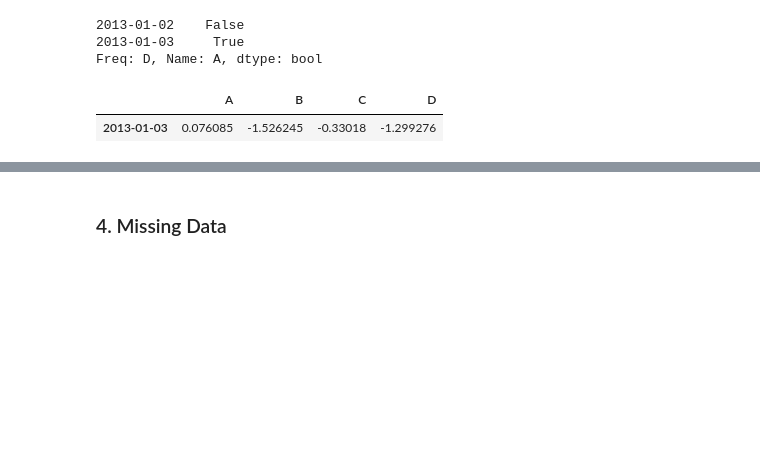
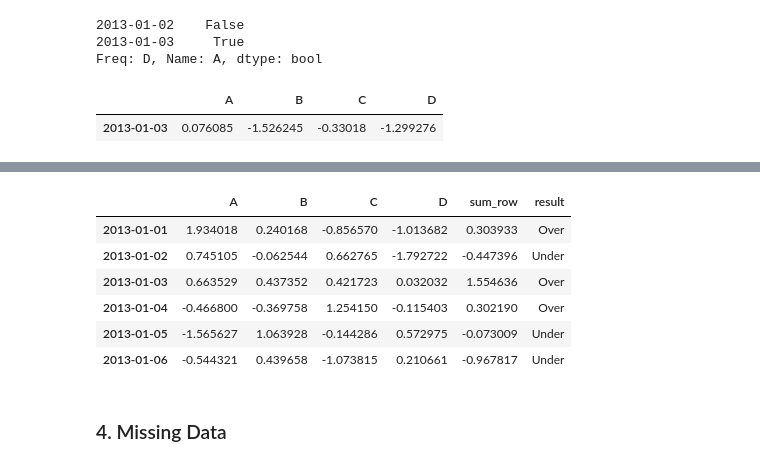
Before and after one commit to smjune/ipynb, a Jupyter notebook: pandas_guide.ipynb, the cells around one changed output, grey strips where cells are left out. Saved outputs shown, nothing was run; the diff lists cells and outputs as text; code cells hidden in the pictures; blank space fills up the shorter version.

```diff
--- a/pandas_guide.ipynb
+++ b/pandas_guide.ipynb
@@ -389,0 +472,4 @@ df[1:3][df[1:3].A > 0]
+# %%
+df3 = df.copy()
+df3['sum_row'] = df3.apply(np.sum,axis=1)    # df3.sum(axis=1) 과 같다.
+df3
@@ -389,0 +484,11 @@ df[1:3][df[1:3].A > 0]
+# %%
+df3["result"] = df3.apply(lambda r: "Over" if r.sum_row > 0 else "Under", axis=1)
+df3
+# %% [output]
+|  | A | B | C | D | sum_row | result |
+| 2013-01-01 | 1.934018 | 0.240168 | -0.856570 | -1.013682 | 0.303933 | Over |
+| 2013-01-02 | 0.745105 | -0.062544 | 0.662765 | -1.792722 | -0.447396 | Under |
+| 2013-01-03 | 0.663529 | 0.437352 | 0.421723 | 0.032032 | 1.554636 | Over |
+| 2013-01-04 | -0.466800 | -0.369758 | 1.254150 | -0.115403 | 0.302190 | Over |
+| 2013-01-05 | -1.565627 | 1.063928 | -0.144286 | 0.572975 | -0.073009 | Under |
+| 2013-01-06 | -0.544321 | 0.439658 | -1.073815 | 0.210661 | -0.967817 | Under |
```
Also changed, not shown: parts of 22 cells of this notebook, 2 other files.
